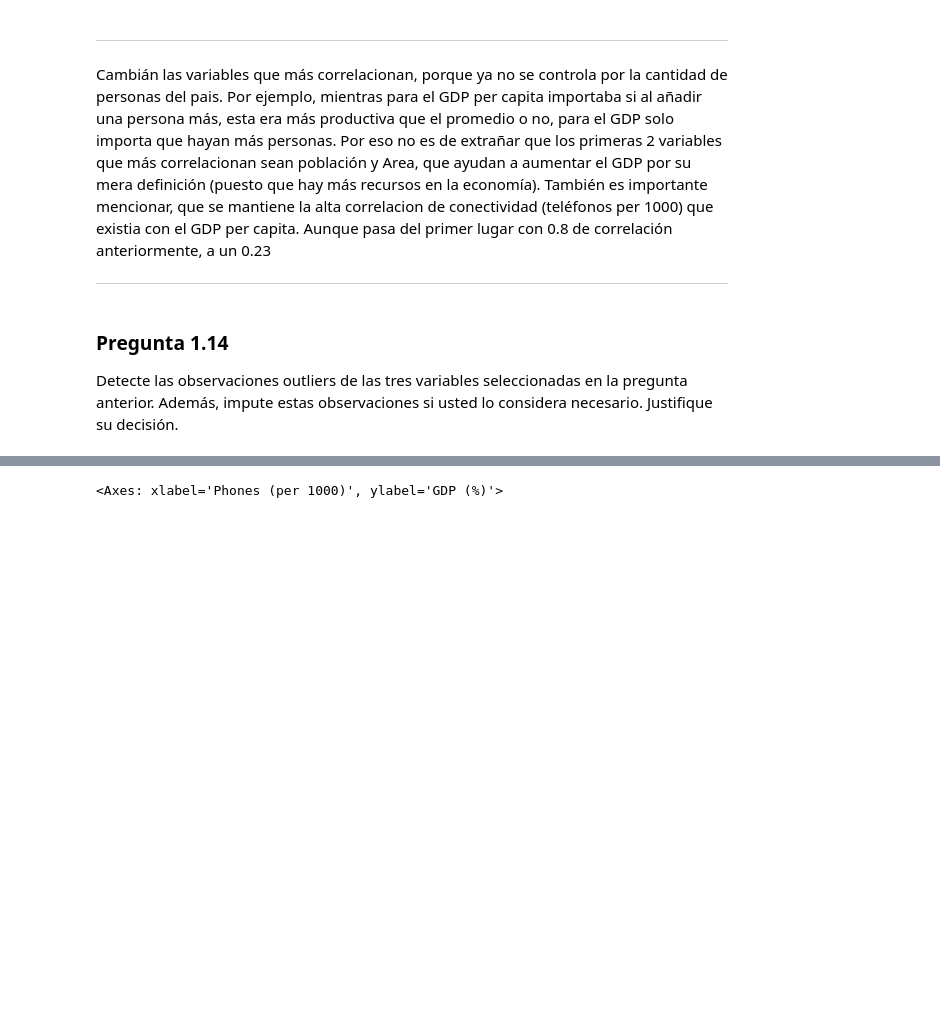
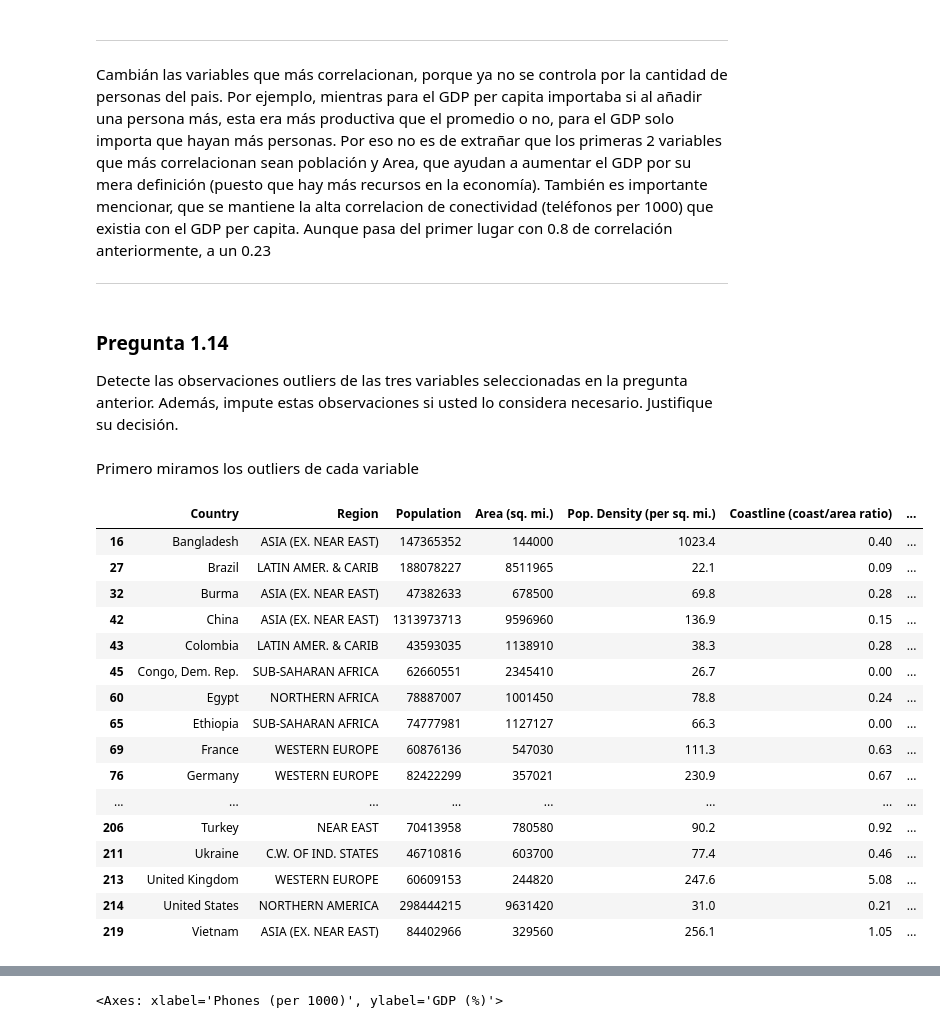
Before and after one commit to cristiandiazh/Tarea-1-ML, a Jupyter notebook: Tarea_1.ipynb, the cells around one changed output, grey strips where cells are left out. Saved outputs shown, nothing was run; the diff lists cells and outputs as text; code cells hidden in the pictures; blank space fills up the shorter version.

```diff
--- a/Tarea_1.ipynb
+++ b/Tarea_1.ipynb
@@ -512,3 +514,38 @@ Cambián las variables que más correlacionan, porque ya no se controla por la c
 ### Pregunta 1.14
 
 Detecte las observaciones outliers de las tres variables seleccionadas en la pregunta anterior. Además, impute estas observaciones si usted lo considera necesario. Justifique su decisión.
+# %%
+def identify_outliers(df, col):
+  Q1 = df[col].quantile(0.25)
+  Q3 = df[col].quantile(0.75)
+  IQR = Q3 - Q1
+  df_outliers = df[(df[col] < Q1 - 1.5 * IQR) | (df[col] > Q3 + 1.5 * IQR)]
+  return df_outliers
+# %%
+columnas = ["Population", "Area (sq. mi.)", "Phones (per 1000)"]
+
+df_aux1 = identify_outliers(df, "Population")
+df_aux2 = identify_outliers(df, "Area (sq. mi.)")
+df_aux3 = identify_outliers(df, "Phones (per 1000)")
+# %% [markdown]
+ Primero miramos los outliers de cada variable
+# %%
+df_aux1
+# %% [output]
+|  | Country | Region | Population | Area (sq. mi.) | Pop. Density (per sq. mi.) | Coastline (coast/area ratio) | ... |
+| 16 | Bangladesh | ASIA (EX. NEAR EAST) | 147365352 | 144000 | 1023.4 | 0.40 | ... |
+| 27 | Brazil | LATIN AMER. & CARIB | 188078227 | 8511965 | 22.1 | 0.09 | ... |
+| 32 | Burma | ASIA (EX. NEAR EAST) | 47382633 | 678500 | 69.8 | 0.28 | ... |
+| 42 | China | ASIA (EX. NEAR EAST) | 1313973713 | 9596960 | 136.9 | 0.15 | ... |
+| 43 | Colombia | LATIN AMER. & CARIB | 43593035 | 1138910 | 38.3 | 0.28 | ... |
+| 45 | Congo, Dem. Rep. | SUB-SAHARAN AFRICA | 62660551 | 2345410 | 26.7 | 0.00 | ... |
+| 60 | Egypt | NORTHERN AFRICA | 78887007 | 1001450 | 78.8 | 0.24 | ... |
+| 65 | Ethiopia | SUB-SAHARAN AFRICA | 74777981 | 1127127 | 66.3 | 0.00 | ... |
+| 69 | France | WESTERN EUROPE | 60876136 | 547030 | 111.3 | 0.63 | ... |
+| 76 | Germany | WESTERN EUROPE | 82422299 | 357021 | 230.9 | 0.67 | ... |
+| ... | ... | ... | ... | ... | ... | ... | ... |
+| 206 | Turkey | NEAR EAST | 70413958 | 780580 | 90.2 | 0.92 | ... |
+| 211 | Ukraine | C.W. OF IND. STATES | 46710816 | 603700 | 77.4 | 0.46 | ... |
+| 213 | United Kingdom | WESTERN EUROPE | 60609153 | 244820 | 247.6 | 5.08 | ... |
+| 214 | United States | NORTHERN AMERICA | 298444215 | 9631420 | 31.0 | 0.21 | ... |
+| 219 | Vietnam | ASIA (EX. NEAR EAST) | 84402966 | 329560 | 256.1 | 1.05 | ... |
```
Also changed, not shown: parts of 22 cells of this notebook.
